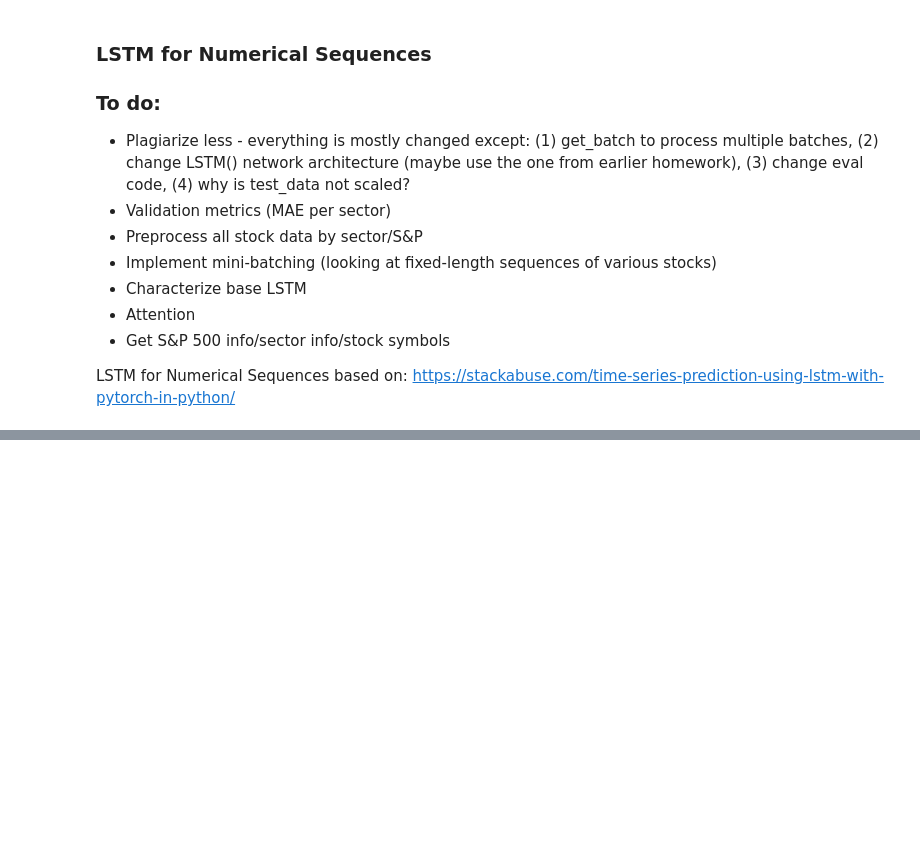
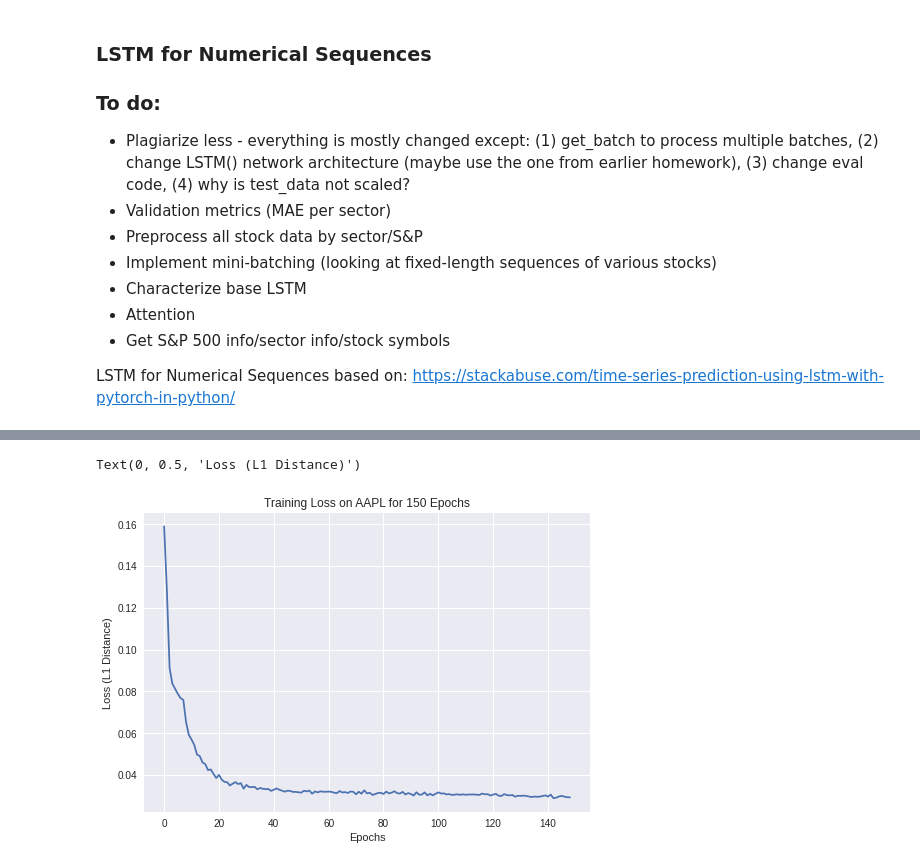
Before and after one commit to anish-neervannan/ese546_final_project, a Jupyter notebook: ese546_final_project.ipynb, the cells around one changed output, grey strips where cells are left out. Cells and saved outputs as stored; diff of their text form; code cells hidden in the pictures; blank space fills up the shorter version.

```diff
--- a/ese546_final_project.ipynb
+++ b/ese546_final_project.ipynb
@@ -184,3 +175,11 @@ Epoch [150/150], Training Loss: 0.0079
+# %%
+plt.plot(tr_losses[1:]);
+plt.title('Training Loss on AAPL for 150 Epochs')
+plt.xlabel('Epochs')
+plt.ylabel('Loss (L1 Distance)')
+# %% [output]
+Text(0, 0.5, 'Loss (L1 Distance)')
+[figure, added]
 # %%
 num_preds = 12
 
```
Also changed, not shown: parts of 5 cells of this notebook.
